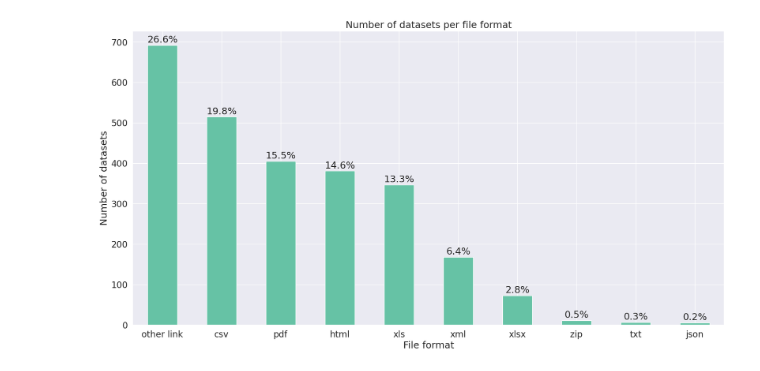
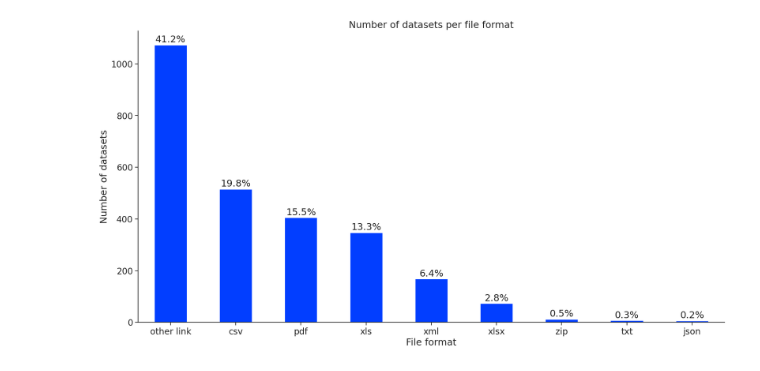
Before and after one commit to DataLab-BMWK/bm-govdata-py, a Jupyter notebook: notebooks/govdata.ipynb, the cells around one changed output. Saved outputs shown, nothing was run; the diff lists cells and outputs as text; code cells hidden in the pictures.

```diff
--- a/notebooks/govdata.ipynb
+++ b/notebooks/govdata.ipynb
@@ -90,6 +319,9 @@ df.loc[df['distribution_link'].str.contains('xlm', case=False), 'file_format'] =
 # Change all values in file_column to 'other' that are longer than 4 characters
 df.loc[df['file_format'].str.len() > 5, 'file_format'] = 'other link'
 
+# Change all values in file_column to 'other' that are "html"
+df.loc[df['file_format'] == 'html', 'file_format'] = 'other link'
+
 # Count number of occurences and change all to 'other' that occur fewer than 5 times
 df['file_format'] = df['file_format'].where(df['file_format'].map(df['file_format'].value_counts()) > 5, 'other link')
 
@@ -115,32 +346,32 @@ Name: file_format, dtype: int64
 # %%
 # Plot df_file_format
 import matplotlib.pyplot as plt
 import seaborn as sns
 
-# Set the style
-sns.set_style("whitegrid")
-
 # Set the font scale
 sns.set(font_scale=1.5)
 
+custom_params = {"axes.spines.right": False, "axes.spines.top": False}
+sns.set_theme(style="ticks", rc=custom_params, font_scale=1.5)
+
 # Set the color palette
-sns.set_palette("Set2")
+sns.set_palette("bright")
 
 # Create the plot
 ax = df_file_format.plot(kind='bar', figsize=(20,10), title='Number of datasets per file format')
 
 # Set the labels
 ax.set_xlabel('File format')
 ax.set_ylabel('Number of datasets')
 
 # Set the x-axis labels to horizontal
 ax.tick_params(axis='x', labelrotation=0)
 
 # Add the percentages
 for p in ax.patches:
     ax.annotate('{:.1f}%'.format(100 * p.get_height() / df_file_format.sum()), (p.get_x() + p.get_width() / 2., p.get_height()), ha='center', va='center', xytext=(0, 10), textcoords='offset points')
 
 # Show the plot
 plt.show()
 # %% [output]
-[figure, old version]
+[figure, new version]
```
Also changed, not shown: parts of 26 cells of this notebook, 1 other file.
